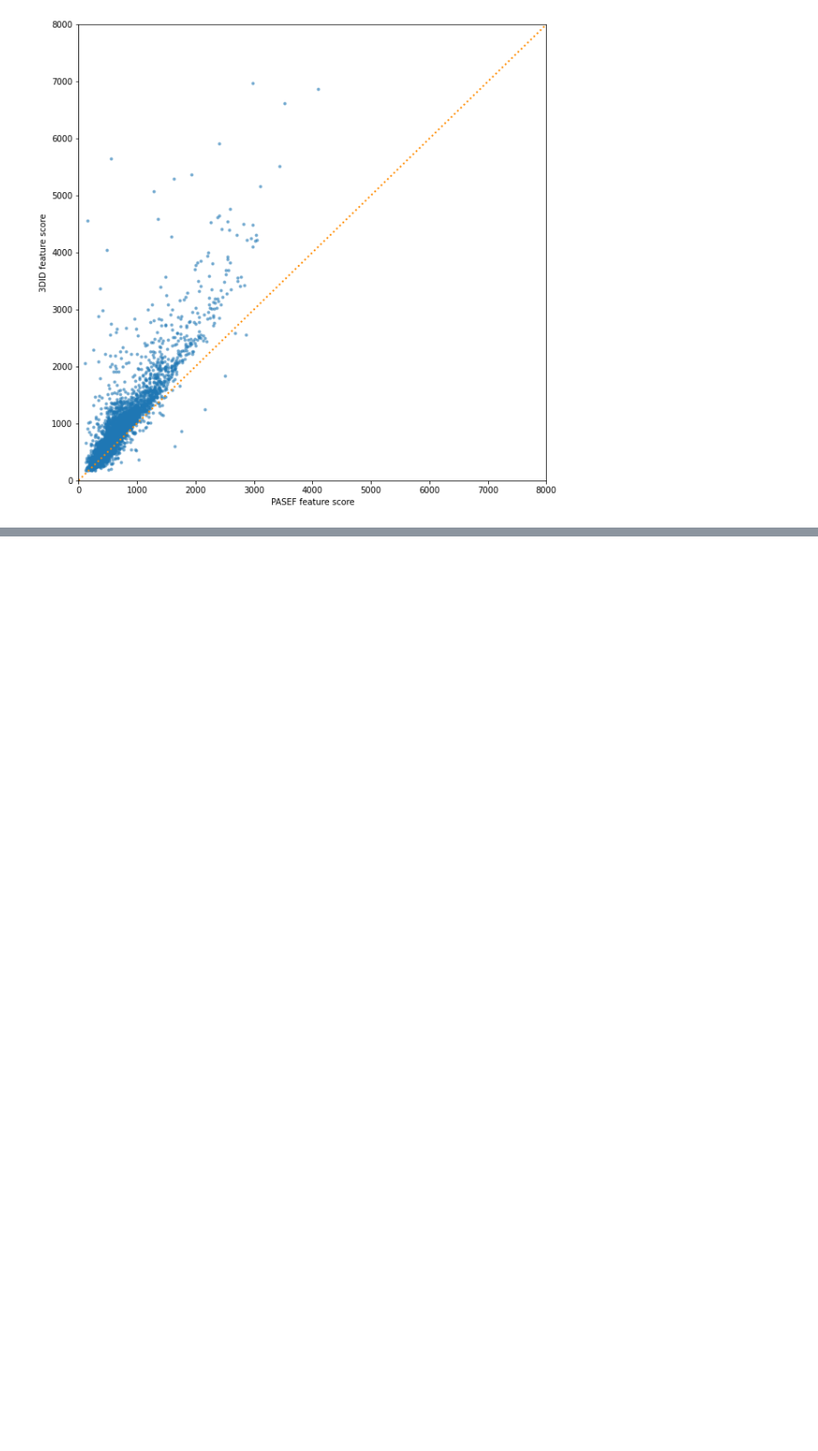
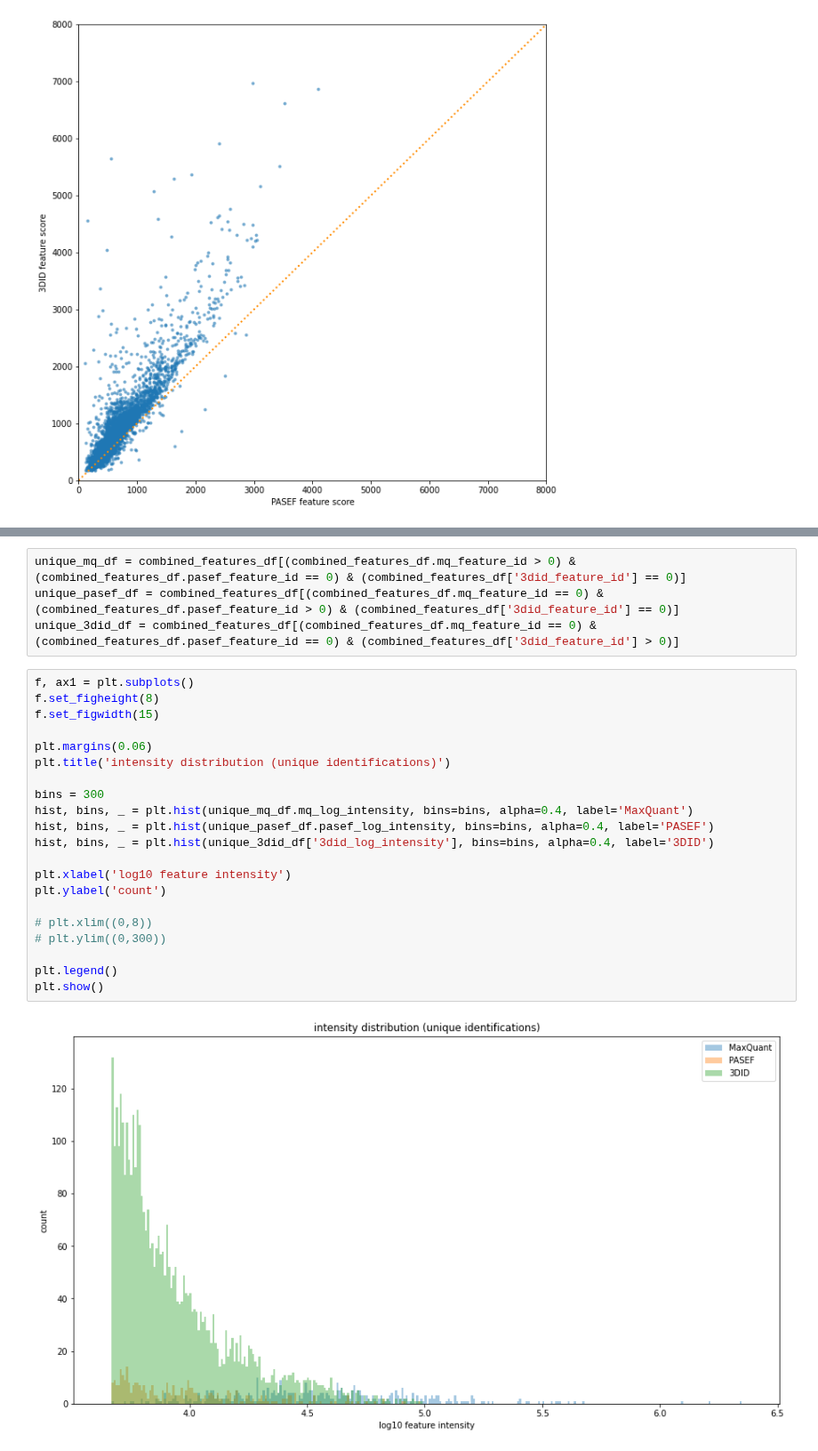
Before and after one commit to WEHI-Proteomics/tfde, a Jupyter notebook: notebooks/paper 4 - feature venn diagrams for MQ, PASEF, 3DID.ipynb, the cells around one changed output, grey strips where cells are left out. Shown at 89% size. Cells and saved outputs as stored; diff of their text form; blank space fills up the shorter version.

```diff
--- a/notebooks/paper 4 - feature venn diagrams for MQ, PASEF, 3DID.ipynb
+++ b/notebooks/paper 4 - feature venn diagrams for MQ, PASEF, 3DID.ipynb
@@ -356,0 +399,27 @@ _ = plt.title('dynamic range of features identified in YHE211_1')
+# %%
+unique_mq_df = combined_features_df[(combined_features_df.mq_feature_id > 0) & (combined_features_df.pasef_feature_id == 0) & (combined_features_df['3did_feature_id'] == 0)]
+unique_pasef_df = combined_features_df[(combined_features_df.mq_feature_id == 0) & (combined_features_df.pasef_feature_id > 0) & (combined_features_df['3did_feature_id'] == 0)]
+unique_3did_df = combined_features_df[(combined_features_df.mq_feature_id == 0) & (combined_features_df.pasef_feature_id == 0) & (combined_features_df['3did_feature_id'] > 0)]
+# %%
+f, ax1 = plt.subplots()
+f.set_figheight(8)
+f.set_figwidth(15)
+
+plt.margins(0.06)
+plt.title('intensity distribution (unique identifications)')
+
+bins = 300
+hist, bins, _ = plt.hist(unique_mq_df.mq_log_intensity, bins=bins, alpha=0.4, label='MaxQuant')
+hist, bins, _ = plt.hist(unique_pasef_df.pasef_log_intensity, bins=bins, alpha=0.4, label='PASEF')
+hist, bins, _ = plt.hist(unique_3did_df['3did_log_intensity'], bins=bins, alpha=0.4, label='3DID')
+
+plt.xlabel('log10 feature intensity')
+plt.ylabel('count')
+
+# plt.xlim((0,8))
+# plt.ylim((0,300))
+
+plt.legend()
+plt.show()
+# %% [output]
+[figure, added]
```
Also changed, not shown: parts of 26 cells of this notebook, 1 other file.
